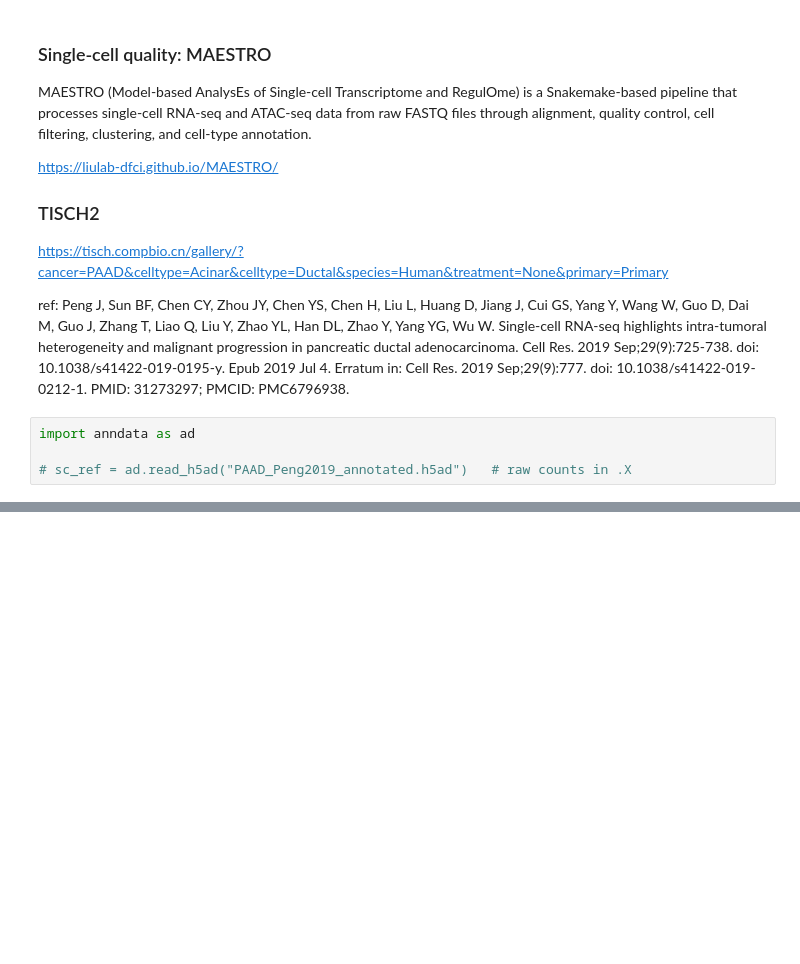
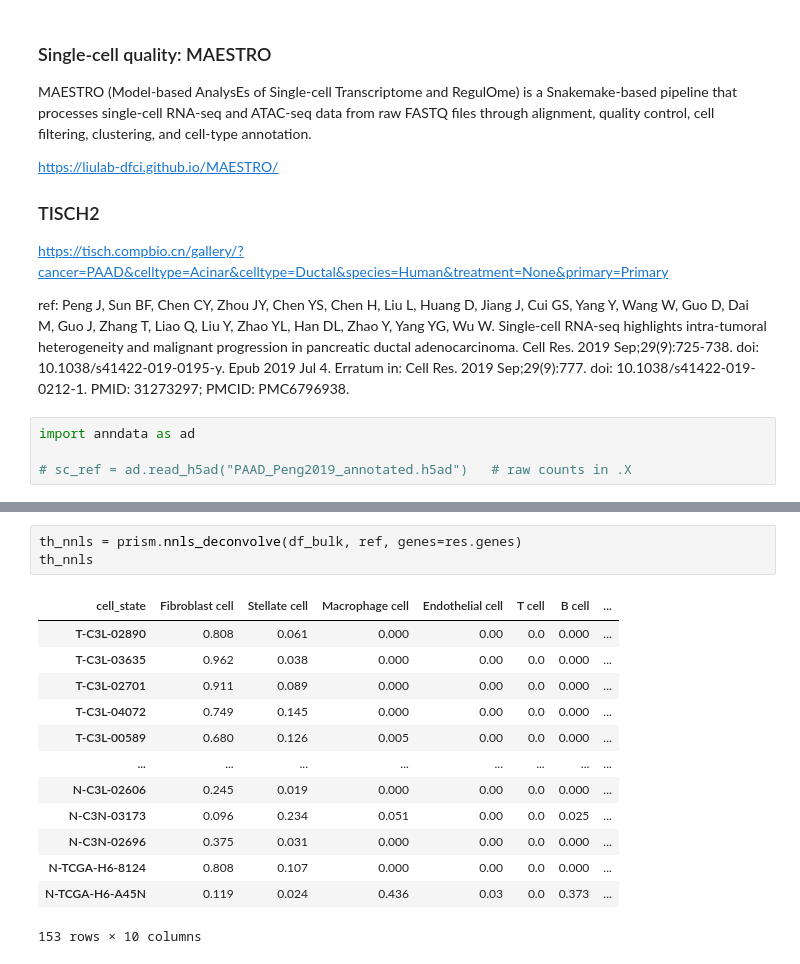
Before and after one commit to flalix/perturb_agent, a Jupyter notebook: notebooks/mtp_cBio_65_PAAD_prism.ipynb, the cells around one changed output, grey strips where cells are left out. Drawn from its saved outputs; the diff is of its cells as text; blank space fills up the shorter version.

```diff
--- a/notebooks/mtp_cBio_65_PAAD_prism.ipynb
+++ b/notebooks/mtp_cBio_65_PAAD_prism.ipynb
@@ -459,0 +608,17 @@ import anndata as ad
+# %%
+th_nnls = prism.nnls_deconvolve(df_bulk, ref, genes=res.genes)
+th_nnls
+# %% [output]
+| cell_state | Fibroblast cell | Stellate cell | Macrophage cell | Endothelial cell | T cell | B cell | ... |
+| T-C3L-02890 | 0.808 | 0.061 | 0.000 | 0.00 | 0.0 | 0.000 | ... |
+| T-C3L-03635 | 0.962 | 0.038 | 0.000 | 0.00 | 0.0 | 0.000 | ... |
+| T-C3L-02701 | 0.911 | 0.089 | 0.000 | 0.00 | 0.0 | 0.000 | ... |
+| T-C3L-04072 | 0.749 | 0.145 | 0.000 | 0.00 | 0.0 | 0.000 | ... |
+| T-C3L-00589 | 0.680 | 0.126 | 0.005 | 0.00 | 0.0 | 0.000 | ... |
+| ... | ... | ... | ... | ... | ... | ... | ... |
+| N-C3L-02606 | 0.245 | 0.019 | 0.000 | 0.00 | 0.0 | 0.000 | ... |
+| N-C3N-03173 | 0.096 | 0.234 | 0.051 | 0.00 | 0.0 | 0.025 | ... |
+| N-C3N-02696 | 0.375 | 0.031 | 0.000 | 0.00 | 0.0 | 0.000 | ... |
+| N-TCGA-H6-8124 | 0.808 | 0.107 | 0.000 | 0.00 | 0.0 | 0.000 | ... |
+| N-TCGA-H6-A45N | 0.119 | 0.024 | 0.436 | 0.03 | 0.0 | 0.373 | ... |
+153 rows × 10 columns
```
Also changed, not shown: parts of 19 cells of this notebook, 5 other files.
